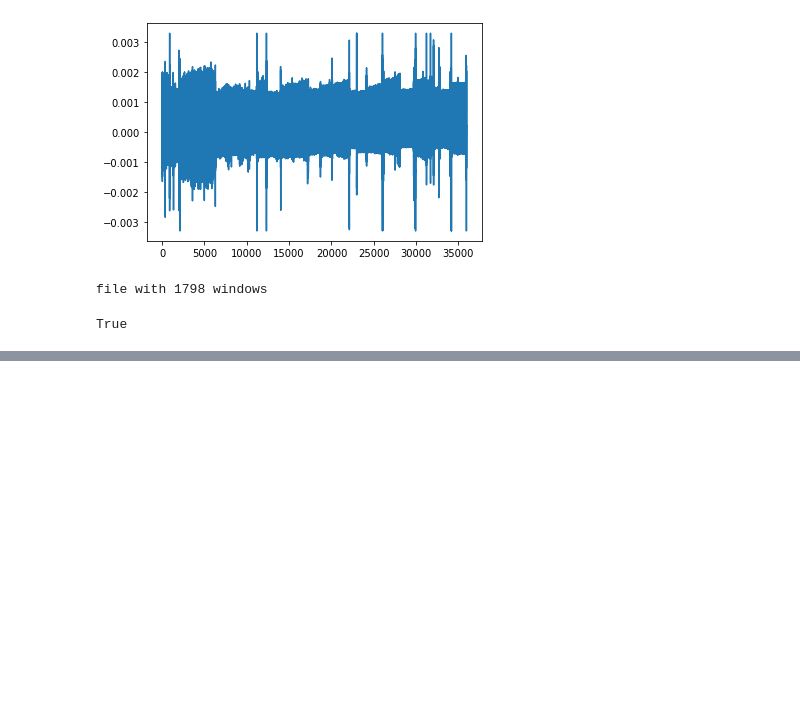
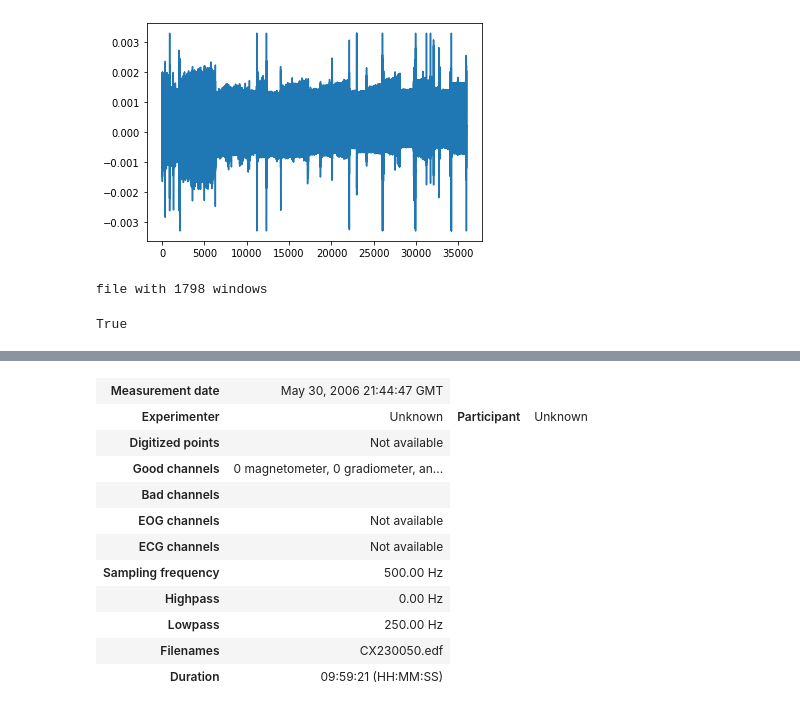
Before and after one commit to IndoIence/mgr_sleep_states, a Jupyter notebook: One_patient_investigation.ipynb, the cells around one changed output, grey strips where cells are left out. Saved outputs shown, nothing was run; the diff lists cells and outputs as text; code cells hidden in the pictures; blank space fills up the shorter version.

```diff
--- a/One_patient_investigation.ipynb
+++ b/One_patient_investigation.ipynb
@@ -180,0 +130,15 @@ plot_mult_lines(avgs)
+# %%
+data
+# %% [output]
+| Measurement date | May 30, 2006 21:44:47 GMT |
+| Experimenter | Unknown | Participant | Unknown |
+| Digitized points | Not available |
+| Good channels | 0 magnetometer, 0 gradiometer, an... |
+| Bad channels |  |
+| EOG channels | Not available |
+| ECG channels | Not available |
+| Sampling frequency | 500.00 Hz |
+| Highpass | 0.00 Hz |
+| Lowpass | 250.00 Hz |
+| Filenames | CX230050.edf |
+| Duration | 09:59:21 (HH:MM:SS) |
```
Also changed, not shown: parts of 10 cells of this notebook, 1 other file.
